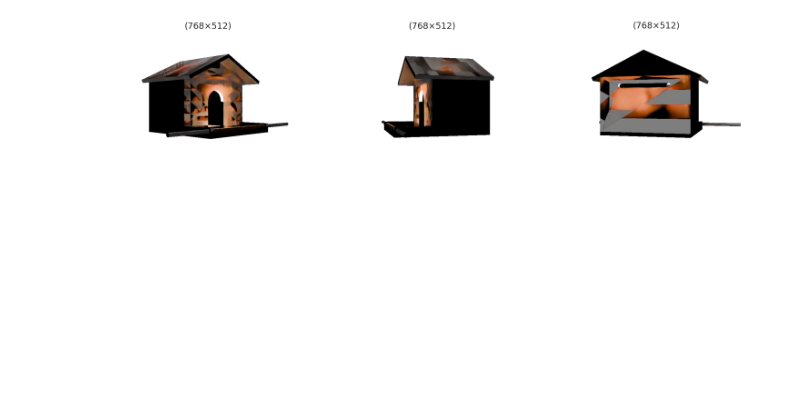
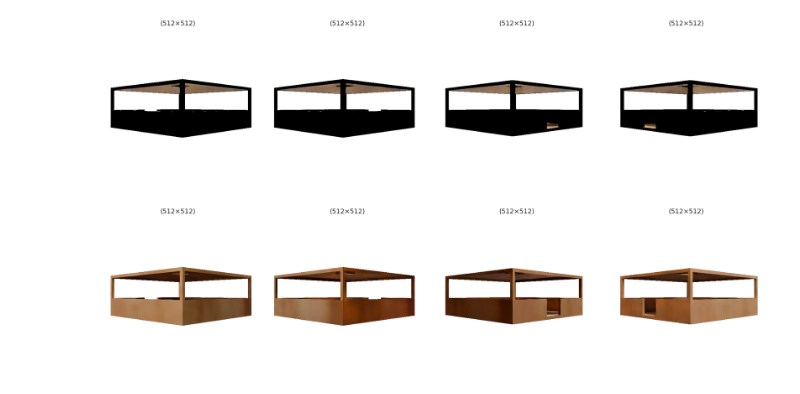
Before and after one commit to MrPio/Texture-Anything, a Jupyter notebook: 3-shape_net/3.5-Generate_Renderings.ipynb, the cells around one changed output. Saved outputs shown, nothing was run; the diff lists cells and outputs as text; code cells hidden in the pictures; blank space fills up the shorter version.

Commit message:
Fix ShapeNetCore rendering by object conversion and normalization

```diff
--- a/3-shape_net/3.5-Generate_Renderings.ipynb
+++ b/3-shape_net/3.5-Generate_Renderings.ipynb
@@ -10,14 +11,13 @@ from src import *
 # %%
 dataset = ShapeNetCoreDataset3D()
 # %%
-import random
-
-UID = random.choice(list(dataset.paths.keys()))  # "9319229e8b90b7d794a57adad86ebb52"
-print(UID)
-# obj = ShapeNetCoreObject3D(UID, dataset.paths[UID], type="glb")
-# print(len(obj.meshes), obj.meshes)
+UID = random.choice(list(dataset.paths.keys()))
+# UID = "42e9aff6647766ed265d1076b4b6c5c"
+print(dataset.paths[UID])
 obj = ShapeNetCoreObject3D(UID, dataset.paths[UID], type="obj")
-print(len(obj.meshes), obj.meshes)
-
-obj.plot_diffuse()
-# renderings = obj.render(samples=1, views=3)
+if obj.has_one_mesh and len(obj.textures) == 1:
+    renderings_obj = obj.render(samples=1, views=4, size=(512, 512), save_scene=Path("scene_obj.blend").resolve())
+    obj = ShapeNetCoreObject3D(UID, dataset.paths[UID], type="glb")
+    renderings_glb = obj.render(samples=1, views=4, size=(512, 512), save_scene=Path("scene_glb.blend").resolve())
+else:
+    log('Textures',len(obj.textures),"Meshes", len(obj.meshes))
@@ -50,4 +24,6 @@ trimesh.load(obj.path).show()
 # %%
-plot_images(renderings, cols=3,size=5)
+plot_images(renderings_obj, cols=4,size=5)
+plot_images(renderings_glb, cols=4,size=5)
 # %% [output]
-[figure, old version]
+[figure, new version]
+[figure, added]
```
Also changed, not shown: parts of 4 cells of this notebook, 6 other files.
